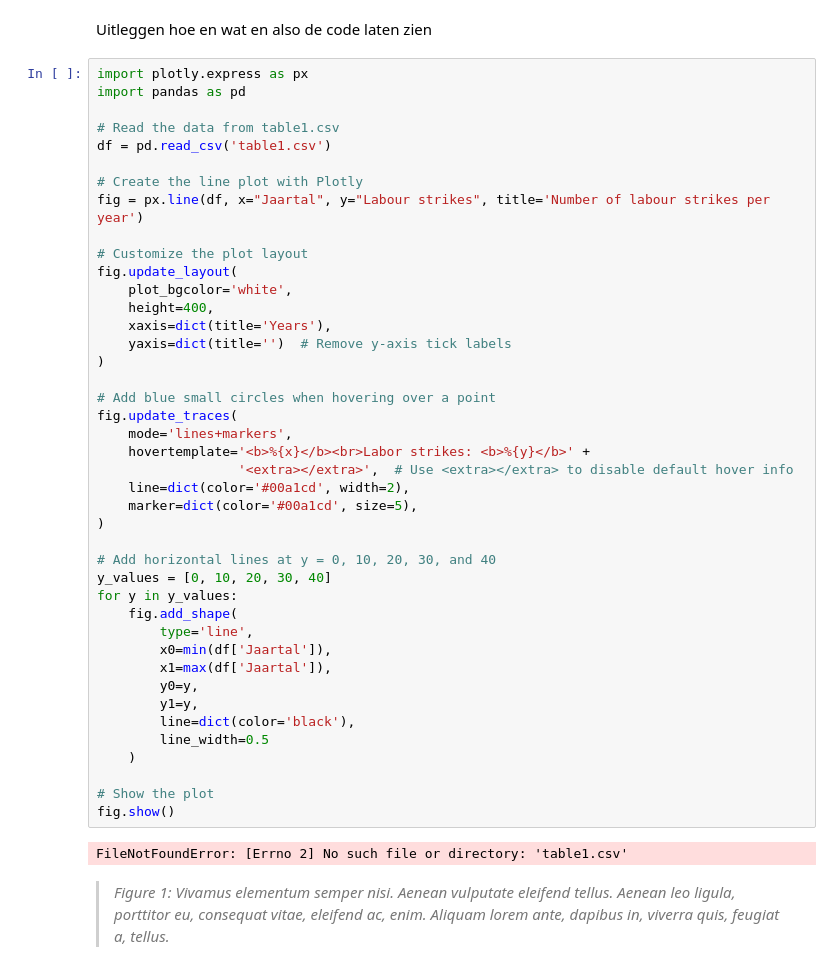
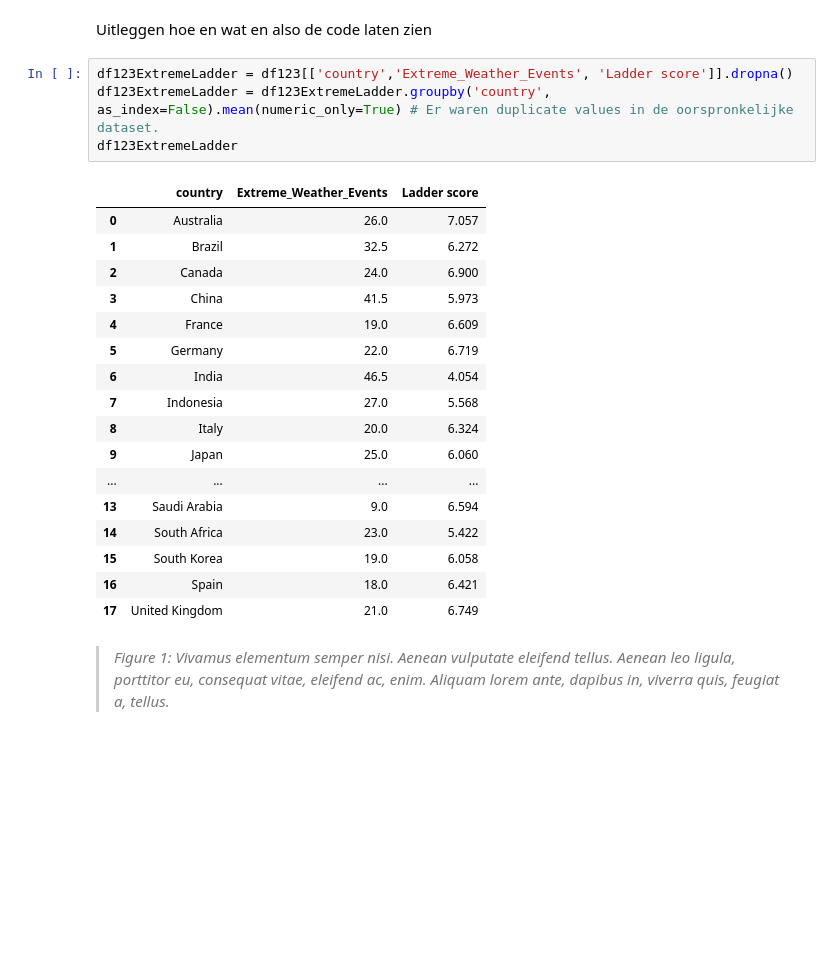
Before and after one commit to Mythsofmagic/Information_Visualization_2025, a Jupyter notebook: docs/main file eindopdracht.ipynb, the cells around one changed output. Saved outputs shown, nothing was run; the diff lists cells and outputs as text; blank space fills up the shorter version.

```diff
--- a/docs/main file eindopdracht.ipynb
+++ b/docs/main file eindopdracht.ipynb
@@ -271,49 +272,27 @@ Iets met landen en een gemiddeld klimaat = hogere happiness, veel zonlicht is oo
 # %% [markdown]
 Uitleggen hoe en wat en also de code laten zien
 # %%
-import plotly.express as px
-import pandas as pd
-
-# Read the data from table1.csv
-df = pd.read_csv('table1.csv')
-
-# Create the line plot with Plotly
-fig = px.line(df, x="Jaartal", y="Labour strikes", title='Number of labour strikes per year')
-
-# Customize the plot layout
-fig.update_layout(
-    plot_bgcolor='white',
-    height=400,
-    xaxis=dict(title='Years'),
-    yaxis=dict(title='')  # Remove y-axis tick labels
-)
-
-# Add blue small circles when hovering over a point
-fig.update_traces(
-    mode='lines+markers',
-    hovertemplate='<b>%{x}</b><br>Labor strikes: <b>%{y}</b>' +
-                  '<extra></extra>',  # Use <extra></extra> to disable default hover info
-    line=dict(color='#00a1cd', width=2),
-    marker=dict(color='#00a1cd', size=5),
-)
-
-# Add horizontal lines at y = 0, 10, 20, 30, and 40
-y_values = [0, 10, 20, 30, 40]
-for y in y_values:
-    fig.add_shape(
-        type='line',
-        x0=min(df['Jaartal']),
-        x1=max(df['Jaartal']),
-        y0=y,
-        y1=y,
-        line=dict(color='black'),
-        line_width=0.5
-    )
-
-# Show the plot
-fig.show()
+df123ExtremeLadder = df123[['country','Extreme_Weather_Events', 'Ladder score']].dropna()
+df123ExtremeLadder = df123ExtremeLadder.groupby('country', as_index=False).mean(numeric_only=True) # Er waren duplicate values in de oorspronkelijke dataset.
+df123ExtremeLadder
 # %% [output]
-FileNotFoundError: [Errno 2] No such file or directory: 'table1.csv'
+|  | country | Extreme_Weather_Events | Ladder score |
+| 0 | Australia | 26.0 | 7.057 |
+| 1 | Brazil | 32.5 | 6.272 |
+| 2 | Canada | 24.0 | 6.900 |
+| 3 | China | 41.5 | 5.973 |
+| 4 | France | 19.0 | 6.609 |
+| 5 | Germany | 22.0 | 6.719 |
+| 6 | India | 46.5 | 4.054 |
+| 7 | Indonesia | 27.0 | 5.568 |
+| 8 | Italy | 20.0 | 6.324 |
+| 9 | Japan | 25.0 | 6.060 |
+| ... | ... | ... | ... |
+| 13 | Saudi Arabia | 9.0 | 6.594 |
+| 14 | South Africa | 23.0 | 5.422 |
+| 15 | South Korea | 19.0 | 6.058 |
+| 16 | Spain | 18.0 | 6.421 |
+| 17 | United Kingdom | 21.0 | 6.749 |
 # %% [markdown]
 > *Figure 1: Vivamus elementum semper nisi. Aenean vulputate eleifend tellus. Aenean leo ligula, porttitor eu, consequat vitae, eleifend ac, enim. Aliquam lorem ante, dapibus in, viverra quis, feugiat a, tellus.*
 # %% [markdown]
```
Also changed, not shown: parts of 4 cells of this notebook.
